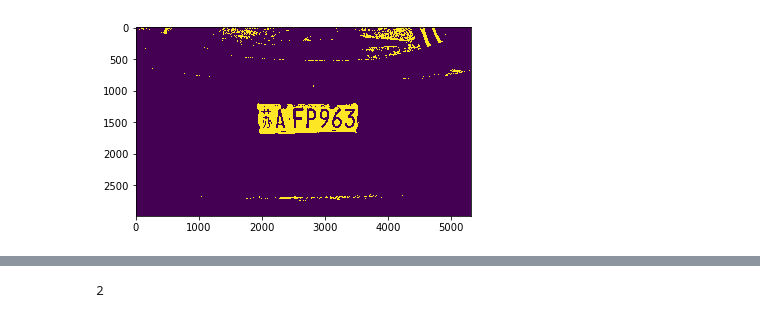
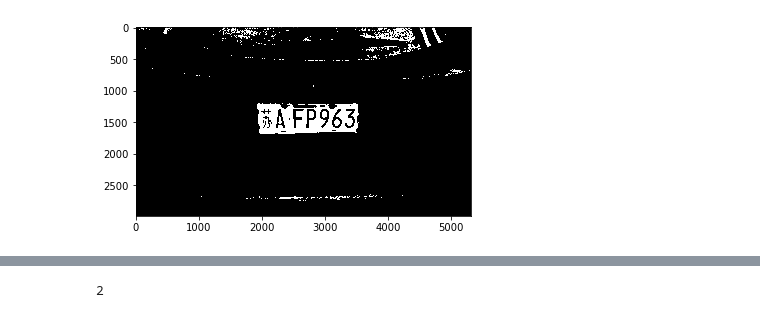
Before and after one commit to dablyo/anpr, a Jupyter notebook: tnpr.ipynb, the cells around one changed output, grey strips where cells are left out. Saved outputs shown, nothing was run; the diff lists cells and outputs as text; code cells hidden in the pictures.

```diff
--- a/tnpr.ipynb
+++ b/tnpr.ipynb
@@ -137,7 +20,0 @@ print len(ret)
-# %%
-imgrect=img
-for _,r in enumerate(ret):
-    x,y,w,h=r
-    cv2.rectangle(imgrect,(x,y),(x+w,y+h),(0,0,255),3)
-imshow(imgrect)
-cv2.imwrite('/home/wang/git/nppic/tt.jpg',imgrect)
@@ -150,3 +21,19 @@ PICFILE='/home/wang/git/nppic/su_np_color/20170220_141344.jpg'
+# %%
+def imshow(img):
+    s=img.shape
+    if len(s)>2:
+        b,g,r=cv2.split(img)
+        img=cv2.merge([r,g,b])
+    else:
+        img=cv2.cvtColor(img,cv2.COLOR_GRAY2RGB)
+    plt.imshow(img)
+    plt.show()
+# %%
+#PICFILE='./data/20170220_141247.jpg'  #AE2E62
+PICFILE='./data/20170220_141344.jpg'  #AFP963
+#PICFILE='./data/20170220_141339.jpg'  # F-ASE9[1]0
+#PICFILE='./data/20170220_141435.jpg'  #AFL558
+#PICFILE='./data/20170221_141116.jpg'  #L-AYY206
 # %%
 img = cv2.imread(PICFILE)
 #img=cv2.resize(img,(int(img.shape[1]/10),int(img.shape[0]/10)))
@@ -163,5 +50,5 @@ imshow(hsv)
 # %%
 #高斯模糊
-img = cv2.GaussianBlur(img,(5,5),0)
+img = cv2.GaussianBlur(img,(51,51),0)
 imshow(img)
 # %% [output]
@@ -184,9 +71,9 @@ imshow(gray)
 # %%
 #二值化
-ret,thresh = cv2.threshold(gray,0,255,cv2.THRESH_BINARY+cv2.THRESH_OTSU)
+ret,thresh = cv2.threshold(gray,100,255,cv2.THRESH_BINARY+cv2.THRESH_OTSU)
 imshow(thresh)
 # %% [output]
-[figure, old version]
+[figure, new version]
 # %%
 #闭操作
 kernel = cv2.getStructuringElement(cv2.MORPH_RECT,(171, 31))
```
Also changed, not shown: parts of 43 cells of this notebook, 3 other files.
